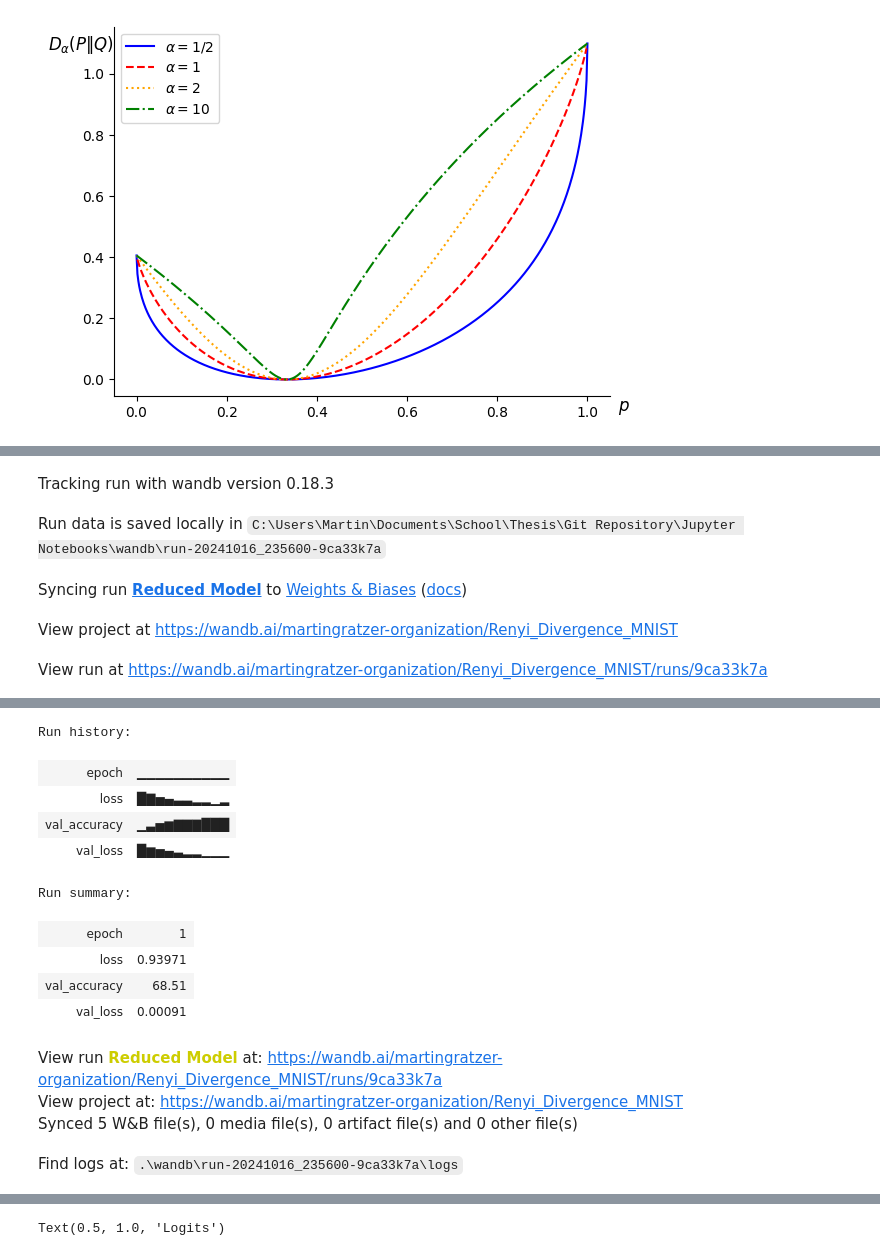
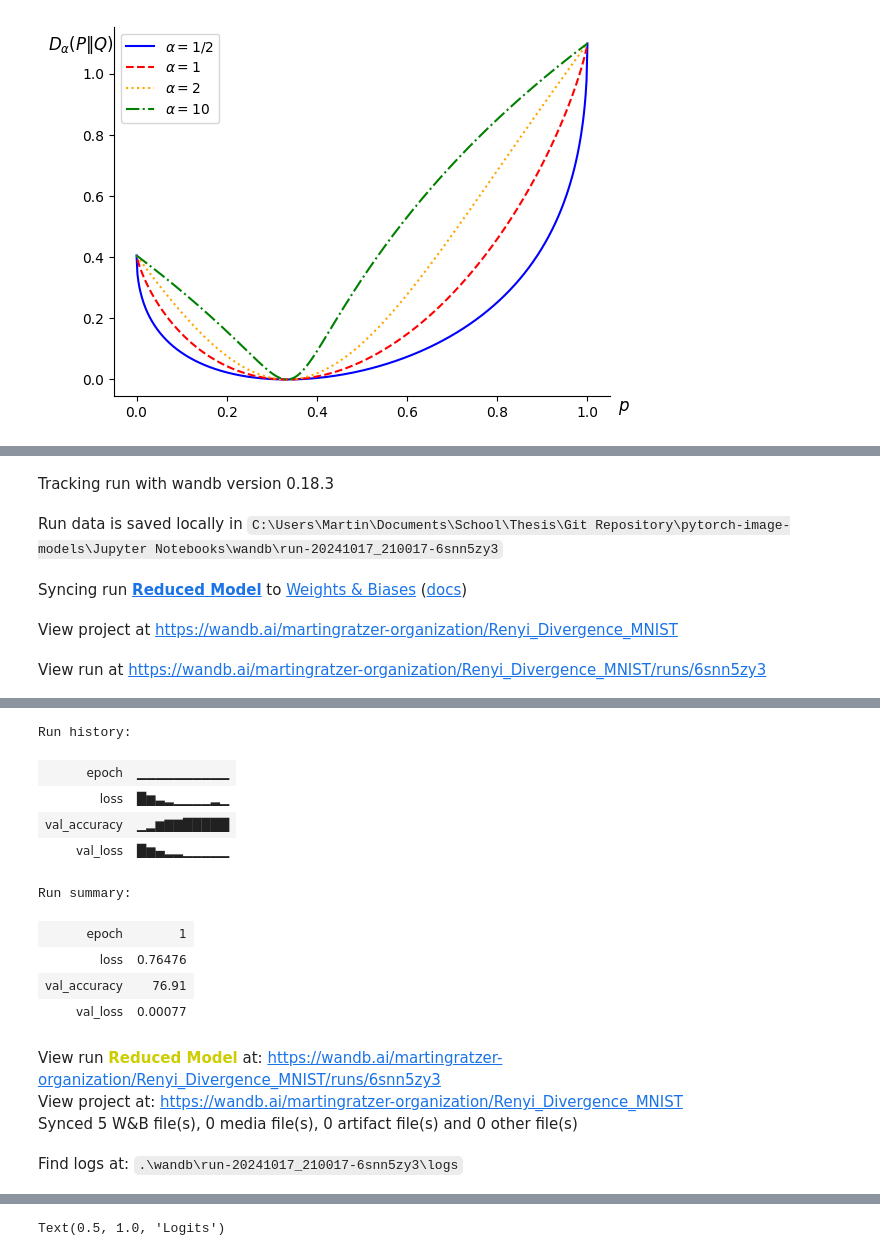
Before and after one commit to Maertine/pytorch-image-models, a Jupyter notebook: Jupyter Notebooks/Renyi Divergence.ipynb, the cells around one changed output, grey strips where cells are left out. Drawn from its saved outputs; the diff is of its cells as text; code cells hidden in the pictures.

```diff
--- a/Jupyter Notebooks/Renyi Divergence.ipynb
+++ b/Jupyter Notebooks/Renyi Divergence.ipynb
@@ -294,11 +289,12 @@ wandb.init(
 
 for epoch in range(1, 2):
     train_and_test(reduced_model, device, train_loader, test_loader, optimizer, epoch)
+    test(reduced_model, device, test_loader)
 
 wandb.finish()
 # %% [output]
 Tracking run with wandb version 0.18.3
-Run data is saved locally in C:\Users\Martin\Documents\School\Thesis\Git Repository\Jupyter Notebooks\wandb\run-20241016_235600-9ca33k7a
+Run data is saved locally in C:\Users\Martin\Documents\School\Thesis\Git Repository\pytorch-image-models\Jupyter Notebooks\wandb\run-20241017_210017-6snn5zy3
 Syncing run Reduced Model to Weights & Biases (docs)
 View project at https://wandb.ai/martingratzer-organization/Renyi_Divergence_MNIST
-View run at https://wandb.ai/martingratzer-organization/Renyi_Divergence_MNIST/runs/9ca33k7a
+View run at https://wandb.ai/martingratzer-organization/Renyi_Divergence_MNIST/runs/6snn5zy3
@@ -322,17 +318,17 @@ Train Epoch: 1 [57600/60000 (96%)]      Loss: 0.939706
 Run history:
 | epoch | ▁▁▁▁▁▁▁▁▁▁ |
-| loss | █▇▅▄▃▃▂▂▁▂ |
-| val_accuracy | ▁▃▅▆▇▇▇███ |
-| val_loss | █▆▅▄▃▂▂▁▁▁ |
+| loss | █▆▃▂▁▁▁▁▂▁ |
+| val_accuracy | ▁▂▆▇▇█████ |
+| val_loss | █▆▄▂▂▁▁▁▁▁ |
 Run summary:
 | epoch | 1 |
-| loss | 0.93971 |
-| val_accuracy | 68.51 |
-| val_loss | 0.00091 |
+| loss | 0.76476 |
+| val_accuracy | 76.91 |
+| val_loss | 0.00077 |
-View run Reduced Model at: https://wandb.ai/martingratzer-organization/Renyi_Divergence_MNIST/runs/9ca33k7a
+View run Reduced Model at: https://wandb.ai/martingratzer-organization/Renyi_Divergence_MNIST/runs/6snn5zy3
 View project at: https://wandb.ai/martingratzer-organization/Renyi_Divergence_MNIST
 Synced 5 W&B file(s), 0 media file(s), 0 artifact file(s) and 0 other file(s)
-Find logs at: .\wandb\run-20241016_235600-9ca33k7a\logs
+Find logs at: .\wandb\run-20241017_210017-6snn5zy3\logs
 # %%
 beta = 2
 temperature = 3
```
Also changed, not shown: parts of 4 cells of this notebook.
